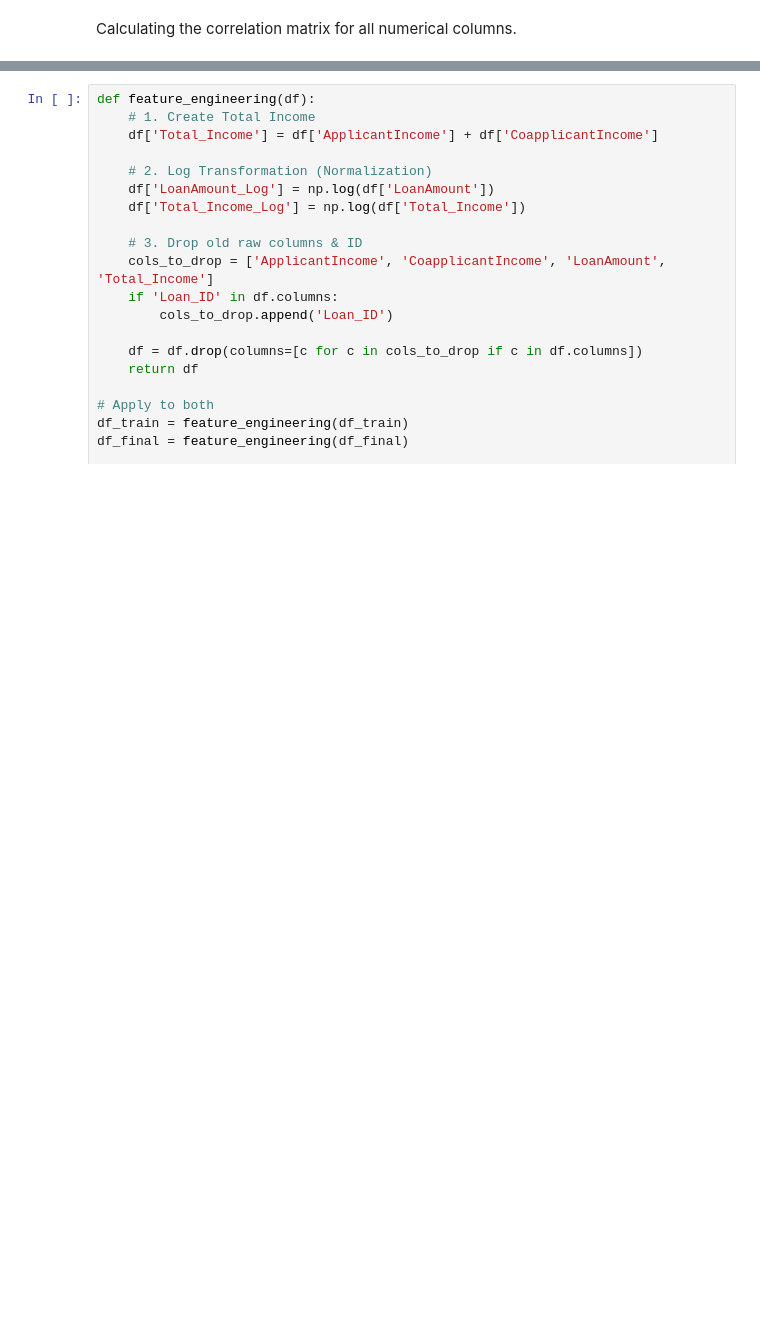
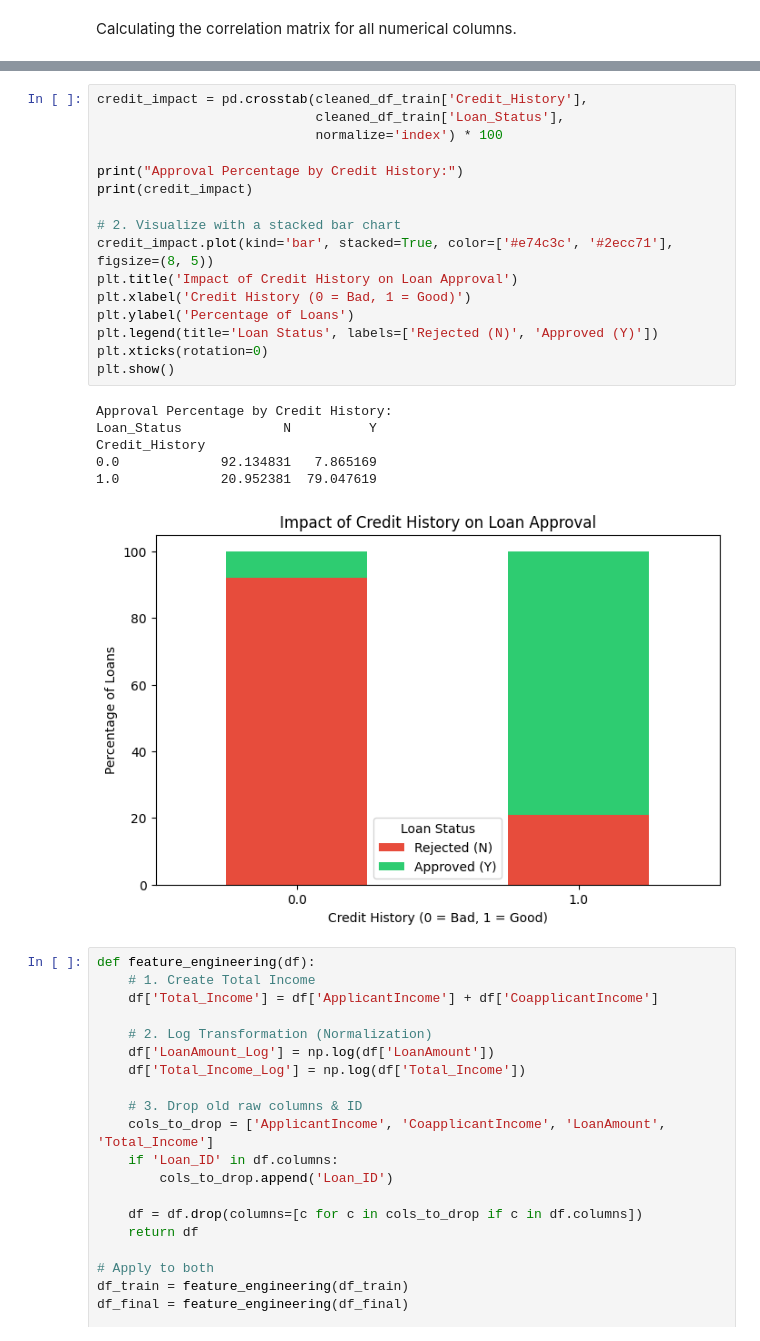
Before and after one commit to Hope426/group_3_ds613, a Jupyter notebook: main_notebook.ipynb, the cells around one changed output, grey strips where cells are left out. Cells and saved outputs as stored; diff of their text form; blank space fills up the shorter version.

```diff
--- a/main_notebook.ipynb
+++ b/main_notebook.ipynb
@@ -242,3 +255,26 @@ Calculating the correlation matrix for all numerical columns.
+# %%
+credit_impact = pd.crosstab(cleaned_df_train['Credit_History'],
+                            cleaned_df_train['Loan_Status'],
+                            normalize='index') * 100
+
+print("Approval Percentage by Credit History:")
+print(credit_impact)
+
+# 2. Visualize with a stacked bar chart
+credit_impact.plot(kind='bar', stacked=True, color=['#e74c3c', '#2ecc71'], figsize=(8, 5))
+plt.title('Impact of Credit History on Loan Approval')
+plt.xlabel('Credit History (0 = Bad, 1 = Good)')
+plt.ylabel('Percentage of Loans')
+plt.legend(title='Loan Status', labels=['Rejected (N)', 'Approved (Y)'])
+plt.xticks(rotation=0)
+plt.show()
+# %% [output]
+Approval Percentage by Credit History:
+Loan_Status             N          Y
+Credit_History
+0.0             92.134831   7.865169
+1.0             20.952381  79.047619
+[figure, added]
 # %%
 def feature_engineering(df):
     # 1. Create Total Income
```
Also changed, not shown: parts of 2 cells of this notebook.
